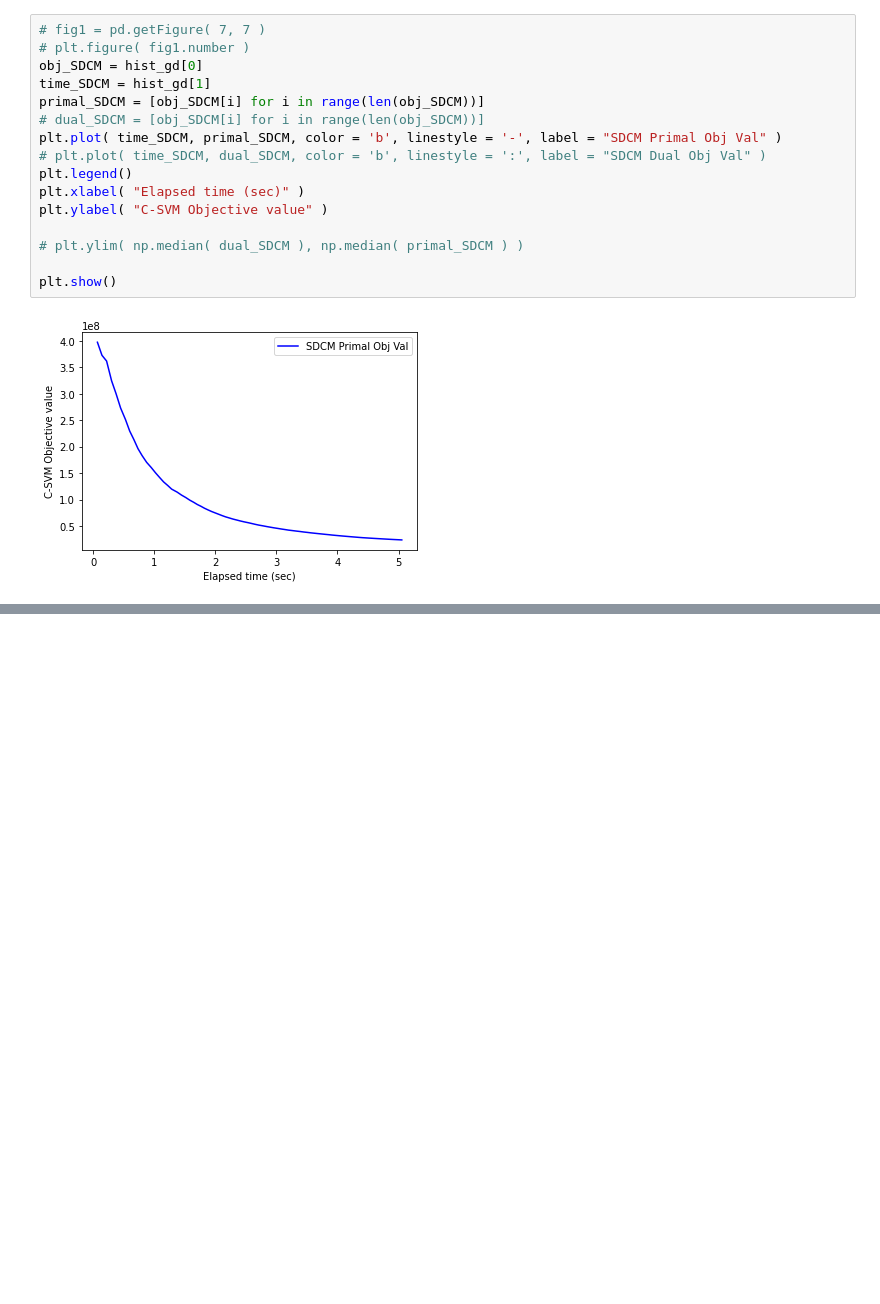
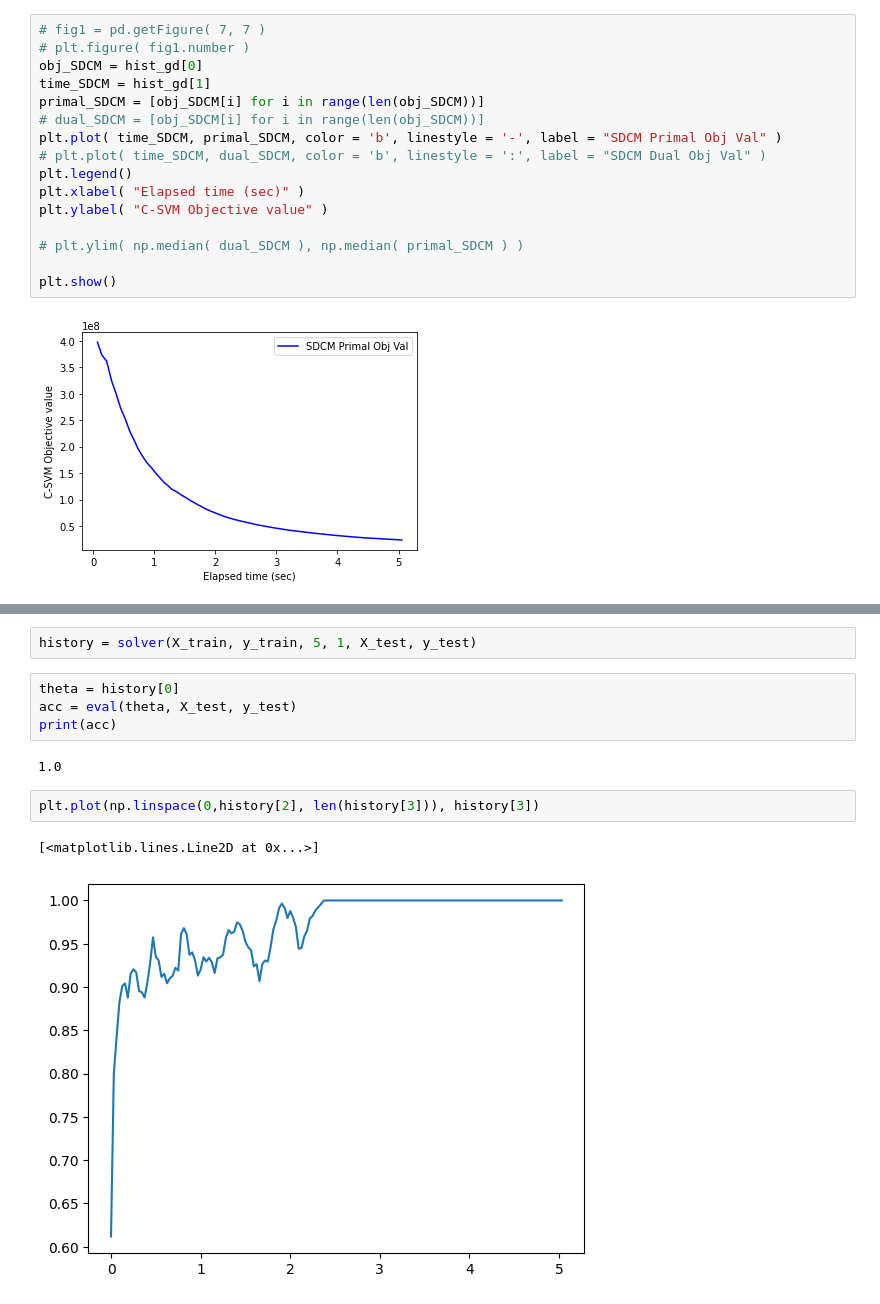
Before and after one commit to AbhishekPardhi/CS771, a Jupyter notebook: assn1/try.ipynb, the cells around one changed output, grey strips where cells are left out. Cells and saved outputs as stored; diff of their text form; blank space fills up the shorter version.

Commit message:
added accuracy plot

```diff
--- a/assn1/try.ipynb
+++ b/assn1/try.ipynb
@@ -242,0 +320,13 @@ plt.show()
+# %%
+history = solver(X_train, y_train, 5, 1, X_test, y_test)
+# %%
+theta = history[0]
+acc = eval(theta, X_test, y_test)
+print(acc)
+# %% [output]
+1.0
+# %%
+plt.plot(np.linspace(0,history[2], len(history[3])), history[3])
+# %% [output]
+[<matplotlib.lines.Line2D at 0x...>]
+[figure, added]
```
Also changed, not shown: parts of 1 cell of this notebook, 1 other file.
